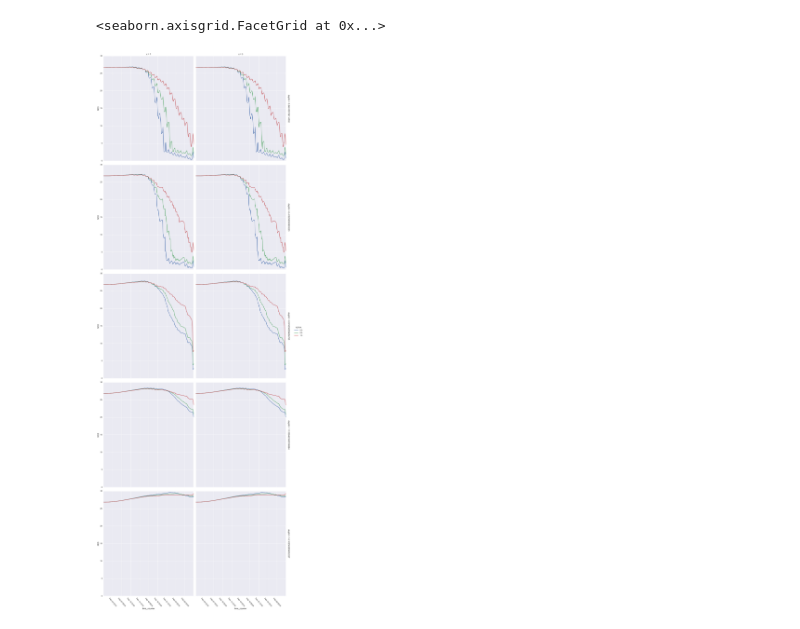
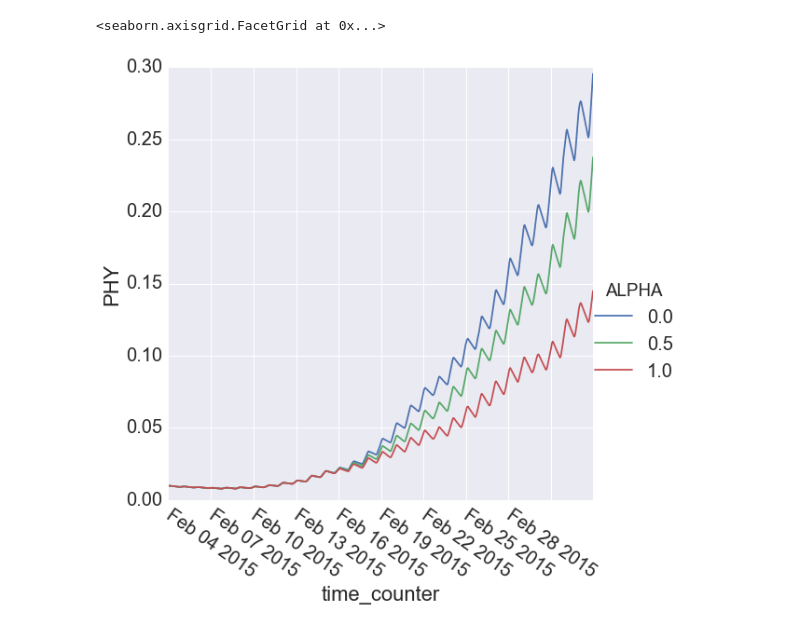
Before and after one commit to SalishSeaCast/analysis-james, a Jupyter notebook: notebooks/mesozoo_alpha_sensitivity.ipynb, the cells around one changed output. Drawn from its saved outputs; the diff is of its cells as text; code cells hidden in the pictures.

```diff
--- a/notebooks/mesozoo_alpha_sensitivity.ipynb
+++ b/notebooks/mesozoo_alpha_sensitivity.ipynb
@@ -44,4 +65,5 @@ for alpha in dataset_dict:
 # %%
+# Convert list of xarrays to a single pandas dataframe. Easier to manipulate and plot
 dataframe_list = []
 for alpha in dataset_dict:
     df = dataset_dict[alpha].to_dataframe()
@@ -50,5 +72,5 @@ for alpha in dataset_dict:
 
 df = pd.concat(dataframe_list)
 
-df_subset = df.query('x in [1,3] and y == 2 and axis_nbounds == 0') # Subset for certain grids of the 5x5
+df_subset = df.query('x == 2 and y == 2 and axis_nbounds == 0') # Subset for certain grids of the 5x5
 df_subset.reset_index(inplace=True) # Get rid of that multiindex madness
@@ -79,10 +77,17 @@ g.set_xticklabels(rotation=-50)
-# %%
-g = sns.FacetGrid(df_subset.query('deptht in @depth_subset'), row="deptht", col="x", margin_titles=True, hue = "ALPHA", size = 8, aspect = 0.9)
-g.map(plt.plot, "time_counter", "NO3")
-g.add_legend()
-g.set_xticklabels(rotation=-50)
-
-# Plots of NO3 concentration over time
-# %% [output]
-<seaborn.axisgrid.FacetGrid at 0x...>
-[figure, removed]
+# %%
+# Check that all grid heights are the same. More work to do if they are not
+mesh_mask = xr.open_dataset(group_results_directory + "nampismezo_zz_rate_mesozoo_alpha_0/" + "mesh_mask.nc")
+grid_heights = mesh_mask.e3t_1d.values
+
+# Create a dataframe with depth averaged tracer values. If all grid heights are the same this is the mean value
+if(len(np.unique(grid_heights)) == 1 ):
+    depth_averaged = df_subset.groupby(['time_counter','ALPHA','x','y']).mean()
+    depth_averaged.reset_index(inplace=True)
+# %%
+# Plot depth averaged PHY concentration vs. time
+fg = sns.FacetGrid(data=depth_averaged, hue='ALPHA',size =8)
+fg.map(plt.plot, 'time_counter', 'PHY').add_legend()
+fg.set_xticklabels(rotation=-35)
+# %% [output]
+<seaborn.axisgrid.FacetGrid at 0x...>
+[figure, added]
```
Also changed, not shown: parts of 11 cells of this notebook, 1 other file.
